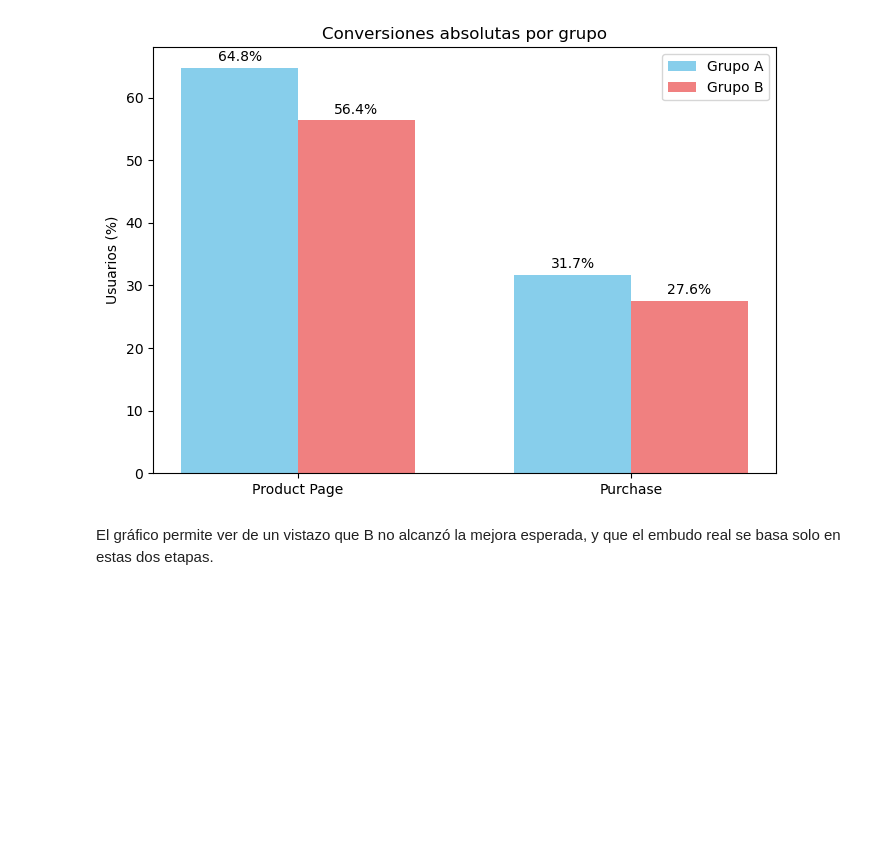
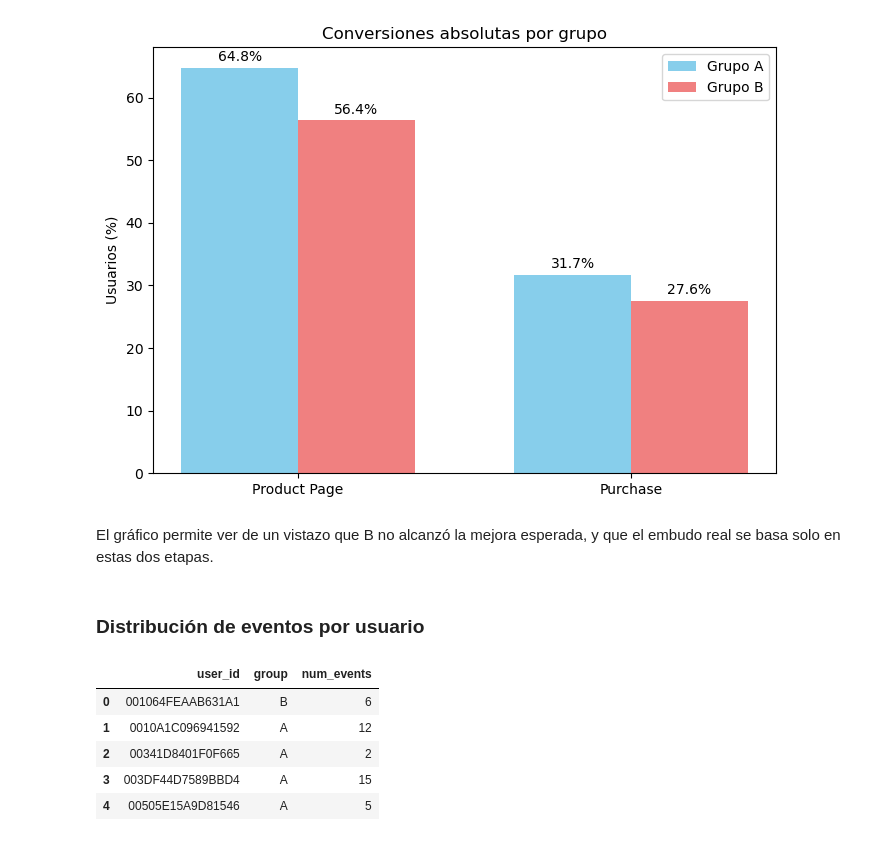
Before and after one commit to latostadorano/tt_s14_final, a Jupyter notebook: test_ab.ipynb, the cells around one changed output. Saved outputs shown, nothing was run; the diff lists cells and outputs as text; code cells hidden in the pictures; blank space fills up the shorter version.

```diff
--- a/test_ab.ipynb
+++ b/test_ab.ipynb
@@ -708,3 +710,18 @@ plt.show()
 [figure]
 # %% [markdown]
 El gráfico permite ver de un vistazo que B no alcanzó la mejora esperada, y que el embudo real se basa solo en estas dos etapas.
+# %% [markdown]
+### Distribución de eventos por usuario
+# %%
+# Contamos los eventos por usuario
+
+events_per_user = events_window.groupby(['user_id', 'group'])['event_name'].count().reset_index()
+events_per_user.rename(columns = {'event_name': 'num_events'}, inplace = True)
+events_per_user.head()
+# %% [output]
+|  | user_id | group | num_events |
+| 0 | 001064FEAAB631A1 | B | 6 |
+| 1 | 0010A1C096941592 | A | 12 |
+| 2 | 00341D8401F0F665 | A | 2 |
+| 3 | 003DF44D7589BBD4 | A | 15 |
+| 4 | 00505E15A9D81546 | A | 5 |
```
Also changed, not shown: parts of 12 cells of this notebook.
